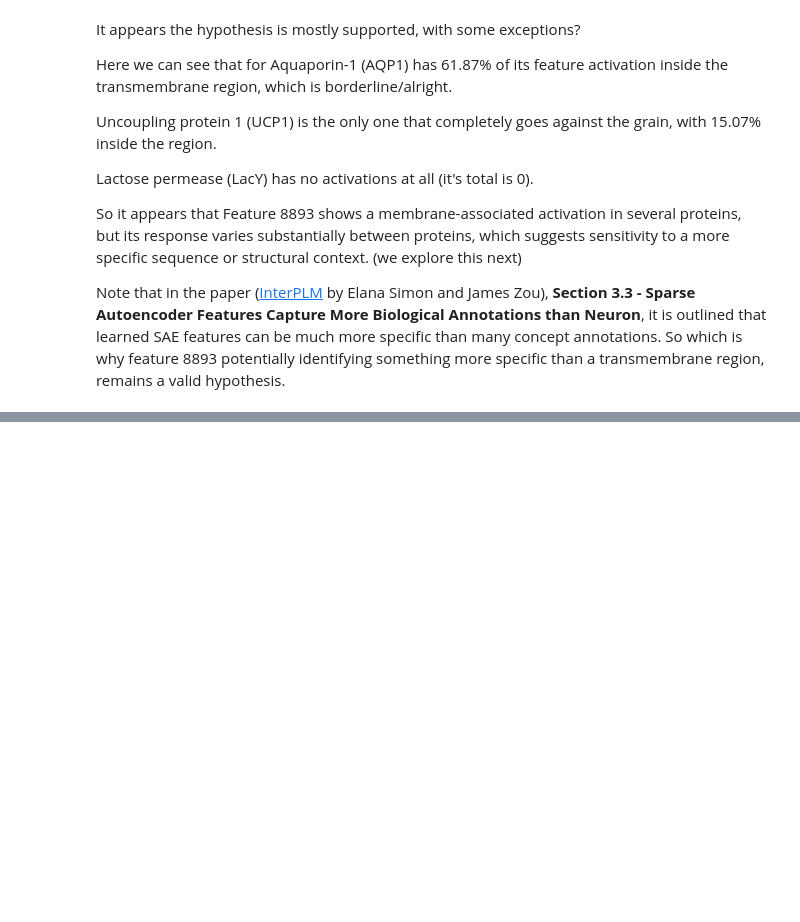
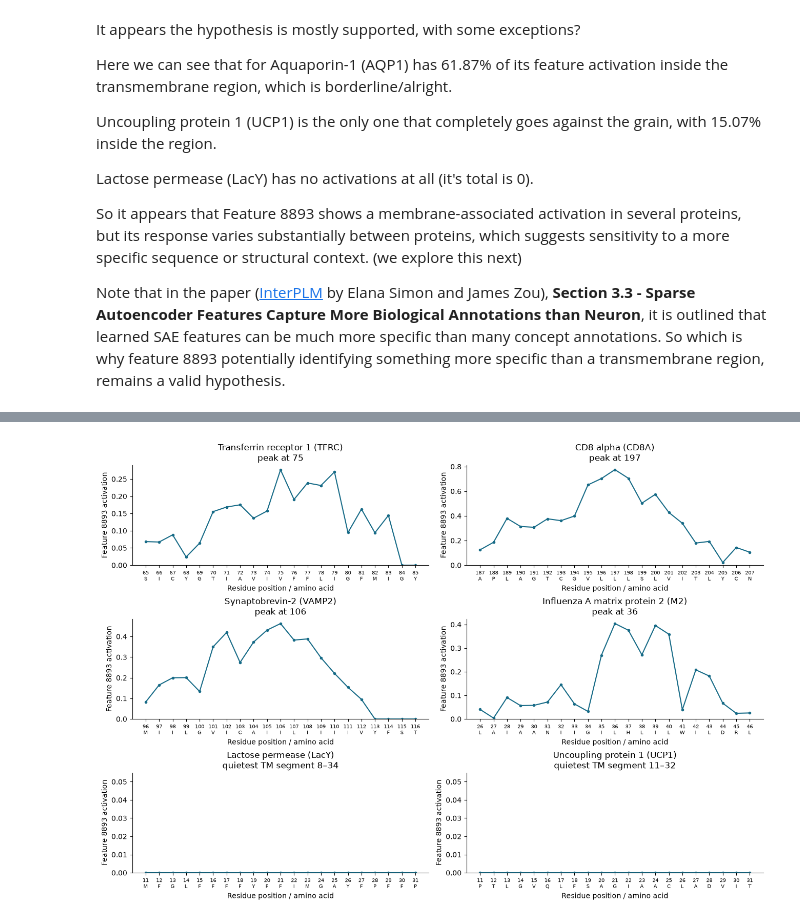
Before and after one commit to ishan4589/Interpreting-Protein-Language-Models-with-Biological-Evidence, a Jupyter notebook: 04_explore_membrane_identifying_feature.ipynb, the cells around one changed output, grey strips where cells are left out. Cells and saved outputs as stored; diff of their text form; code cells hidden in the pictures; blank space fills up the shorter version.

```diff
--- a/04_explore_membrane_identifying_feature.ipynb
+++ b/04_explore_membrane_identifying_feature.ipynb
@@ -383,0 +444,22 @@ We have a few other things we can explore next:
+# %%
+# Plot the same windows as the table: no more than 10 residues either side.
+fig, axes = plt.subplots(3, 2, figsize=(13, 9), layout='constrained')
+
+for ax, (accession, (start, stop, label)) in zip(axes.flat, inspection_windows.items()):
+    positions = np.arange(start + 1, stop + 1)
+    sequence = amino_acid_dict[accession][start:stop]
+    values = activations_by_protein[accession][start:stop, feature_id]
+    ax.plot(positions, values, marker='o', markersize=3, color='#176b87')
+    # Label each position with its amino acid so sequence and shape can be compared.
+    ax.set_xticks(positions, [f'{pos}\n{aa}' for pos, aa in zip(positions, sequence)], fontsize=7)
+    ax.set(
+        title=f'{membrane_protein_names[accession]}\n{label}',
+        xlabel='Residue position / amino acid',
+        ylabel=f'Feature {feature_id} activation',
+    )
+    ax.set_ylim(bottom=0)
+    ax.spines[['top', 'right']].set_visible(False)
+
+plt.show()
+# %% [output]
+[figure, added]
```
Also changed, not shown: parts of 6 cells of this notebook.
